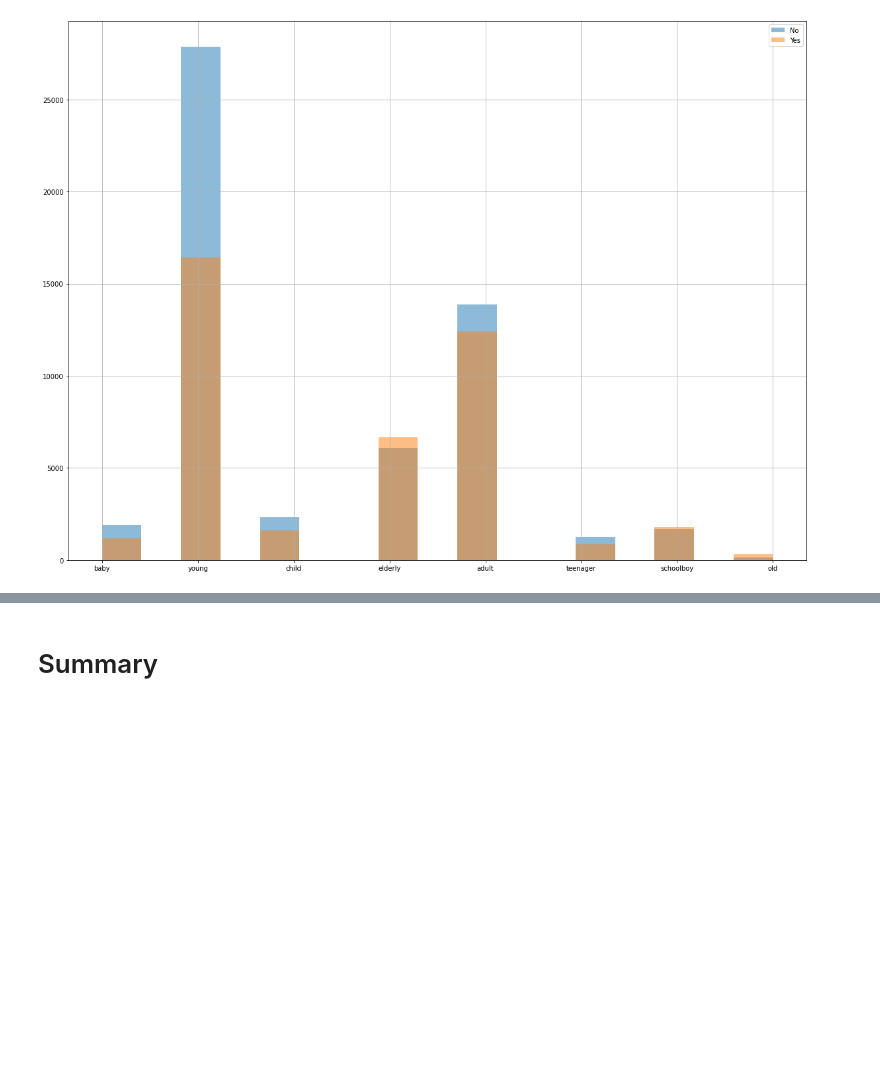
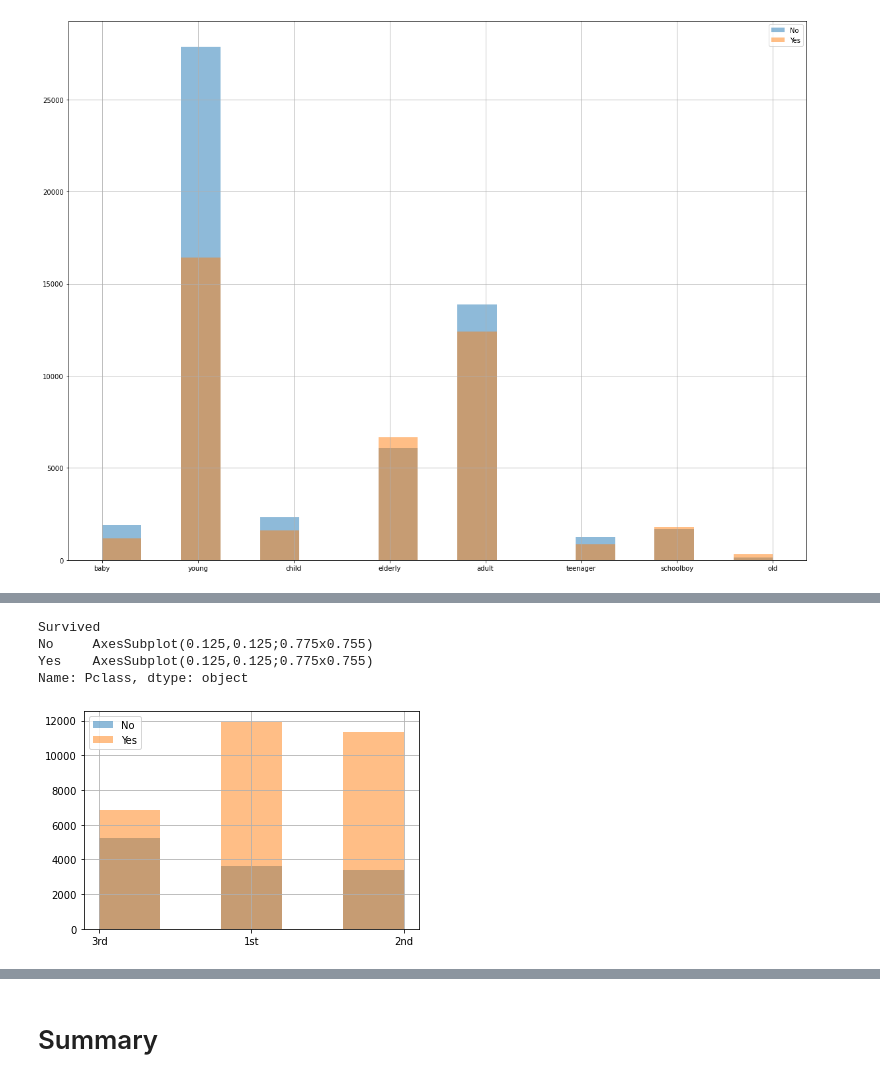
Before and after one commit to Anetta314159/2_data_exploration, a Jupyter notebook: eda.ipynb, the cells around one changed output, grey strips where cells are left out. Saved outputs shown, nothing was run; the diff lists cells and outputs as text; code cells hidden in the pictures; blank space fills up the shorter version.

```diff
--- a/eda.ipynb
+++ b/eda.ipynb
@@ -275,0 +320,8 @@ Name: Age_range, dtype: object
+# %%
+female_data.groupby('Survived').Pclass.hist(legend=True, alpha=0.5, bins=5)
+# %% [output]
+Survived
+No     AxesSubplot(0.125,0.125;0.775x0.755)
+Yes    AxesSubplot(0.125,0.125;0.775x0.755)
+Name: Pclass, dtype: object
+[figure, added]
```
Also changed, not shown: parts of 10 cells of this notebook.
